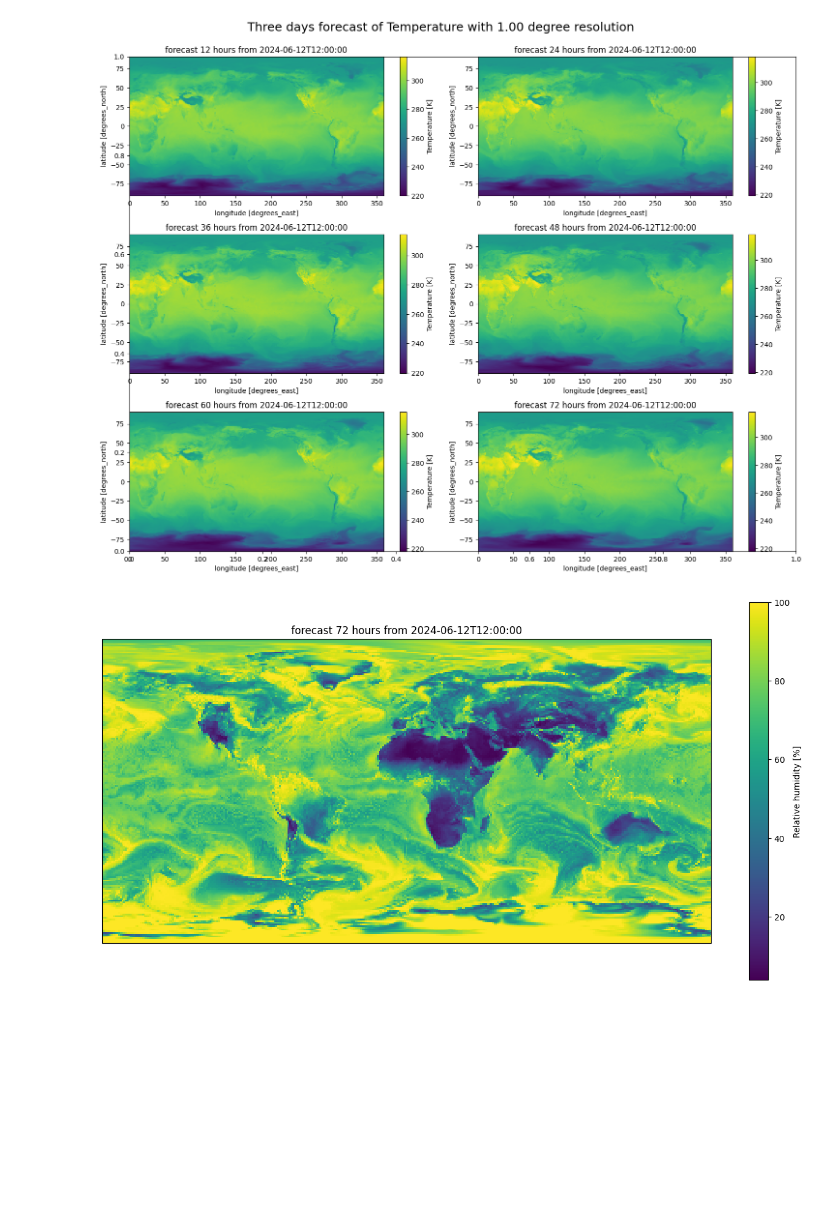
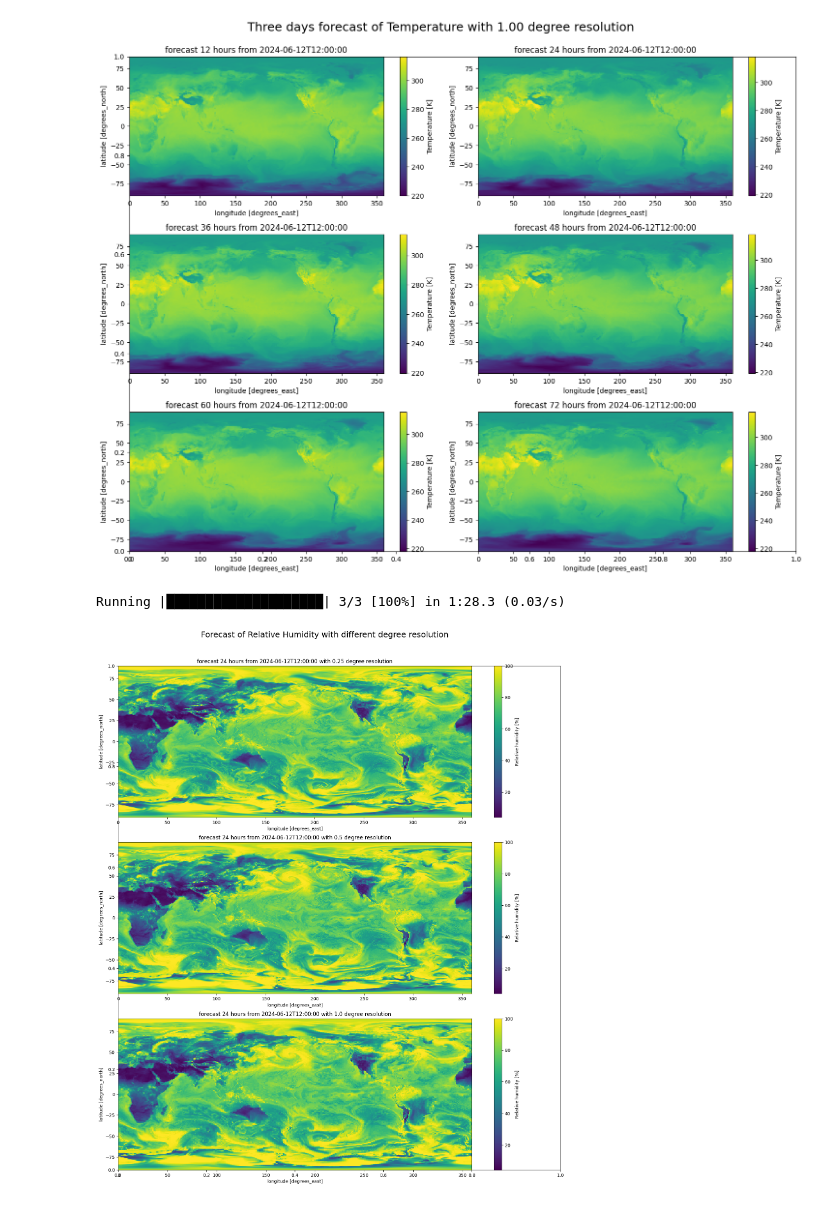
Before and after one commit to HighTechnologyFoundation/HTFCloudFellows, a Jupyter notebook: GFS_Analysis/accessing_data.ipynb, the cells around one changed output. Cells and saved outputs as stored; diff of their text form; code cells hidden in the pictures; blank space fills up the shorter version.

Commit message:
add plot

```diff
--- a/GFS_Analysis/accessing_data.ipynb
+++ b/GFS_Analysis/accessing_data.ipynb
@@ -105,7 +105,7 @@ def read_into_xarray_dataset(URL: str, level: str, step: Optional[str] = None):
         if err.code == 404:
             print(f"{URL} does not exist. Please check the parameters again.")
 # %%
-URL = file_path(cycle_runtime=12, forecast_hour=102, year=2024, month=6, day=10, resolution_degree=0.5)
+URL = file_path(cycle_runtime=12, forecast_hour=102, year=2024, month=6, day=10, resolution_degree=0.25)
 ds = read_into_xarray_dataset(URL, 'pressureFromGroundLayer')
 
 print(URL)
@@ -196,9 +196,31 @@ Running |████████████████████| 6/6 [100%
 # %%
 import cartopy.crs as ccrs
 
-fig, ax = plt.subplots(figsize=(16, 8), subplot_kw={'projection': ccrs.PlateCarree(central_longitude=180)})
-ds['r'].plot(ax = ax)
-plt.title(f"forecast {ds.step.values.astype('timedelta64[h]')} from {ds.time.values.astype('datetime64[s]')}")
+fig = plt.subplots(figsize=(15, 18))
+
+resolution_degrees = [0.25, 0.5, 1.]
+
+with alive_bar(len(resolution_degrees), force_tty=True, title='Running', length=20, bar = 'smooth') as bar:
+
+    for n, resolution_degree in enumerate(resolution_degrees):
+
+        URL = file_path(12, 24, 2024, 6, 12, resolution_degree)
+
+        ds = read_into_xarray_dataset(URL, 'pressureFromGroundLayer')
+
+        ax = plt.subplot(3, 1, n + 1)
+
+        ds['r'].plot(ax = ax)
+
+        plt.title(f"forecast {ds.step.values.astype('timedelta64[h]')} from {ds.time.values.astype('datetime64[s]')} with {resolution_degree} degree resolution")
+
+        bar()
+
+plt.suptitle('Forecast of Relative Humidity with different degree resolution', size = 18)
+plt.tight_layout()
+plt.subplots_adjust(top=0.92)
+
 plt.show()
 # %% [output]
+Running |████████████████████| 3/3 [100%] in 1:28.3 (0.03/s)
-[figure, old version]
+[figure, new version]
```
Also changed, not shown: parts of 1 cell of this notebook.
